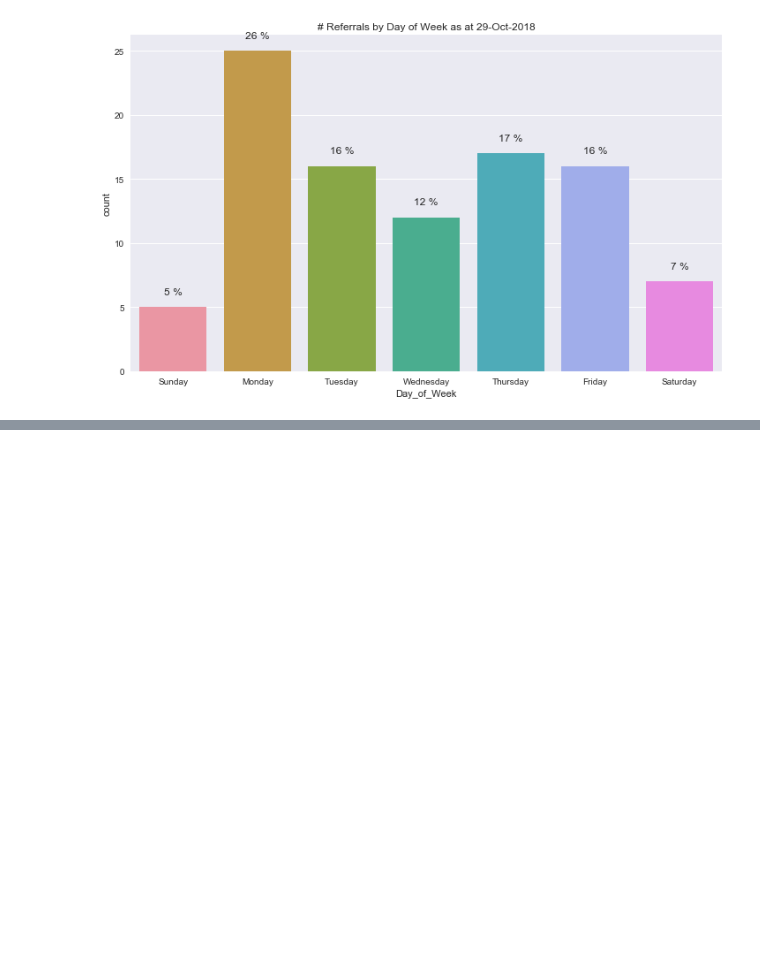
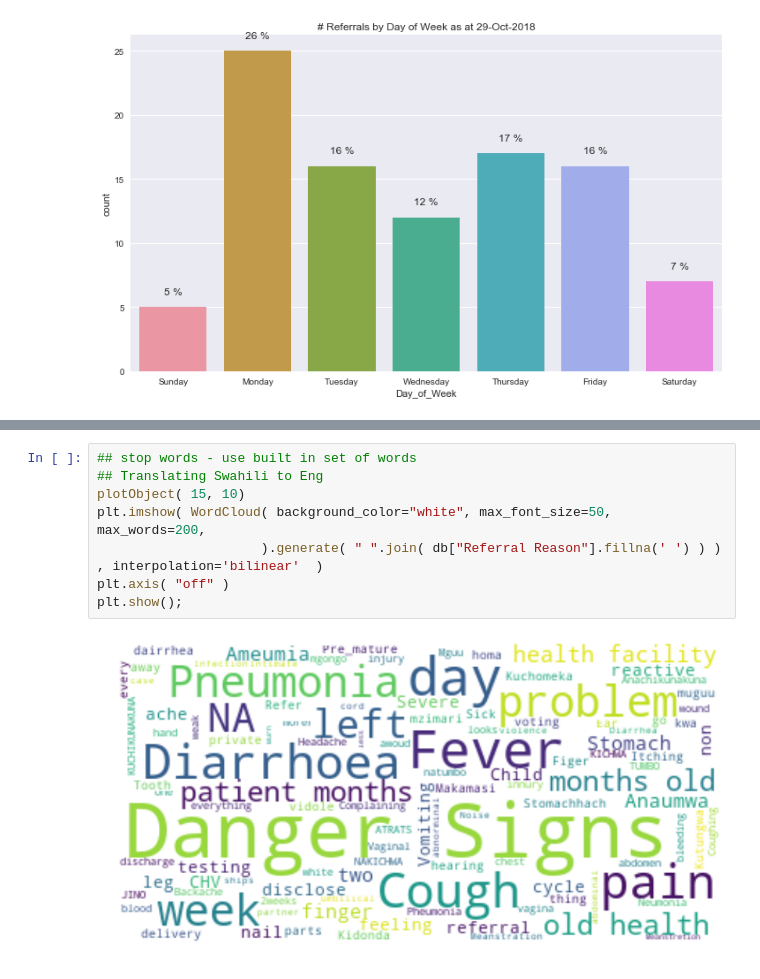
Before and after one commit to bilha-analytics/zExploreGL, a Jupyter notebook: IN_Manenoz/Reasons for Referral.ipynb, the cells around one changed output, grey strips where cells are left out. Cells and saved outputs as stored; diff of their text form; blank space fills up the shorter version.

```diff
--- a/IN_Manenoz/Reasons for Referral.ipynb
+++ b/IN_Manenoz/Reasons for Referral.ipynb
@@ -206,0 +245,10 @@ sns.FacetGrid(data=db, row="Reason for Referral", size=7, aspect=1 ).map(
+# %%
+## stop words - use built in set of words
+## Translating Swahili to Eng
+plotObject( 15, 10)
+plt.imshow( WordCloud( background_color="white", max_font_size=50, max_words=200,
+                     ).generate( " ".join( db["Referral Reason"].fillna(' ') ) ) , interpolation='bilinear'  )
+plt.axis( "off" )
+plt.show();
+# %% [output]
+[figure, added]
```
Also changed, not shown: parts of 15 cells of this notebook.
